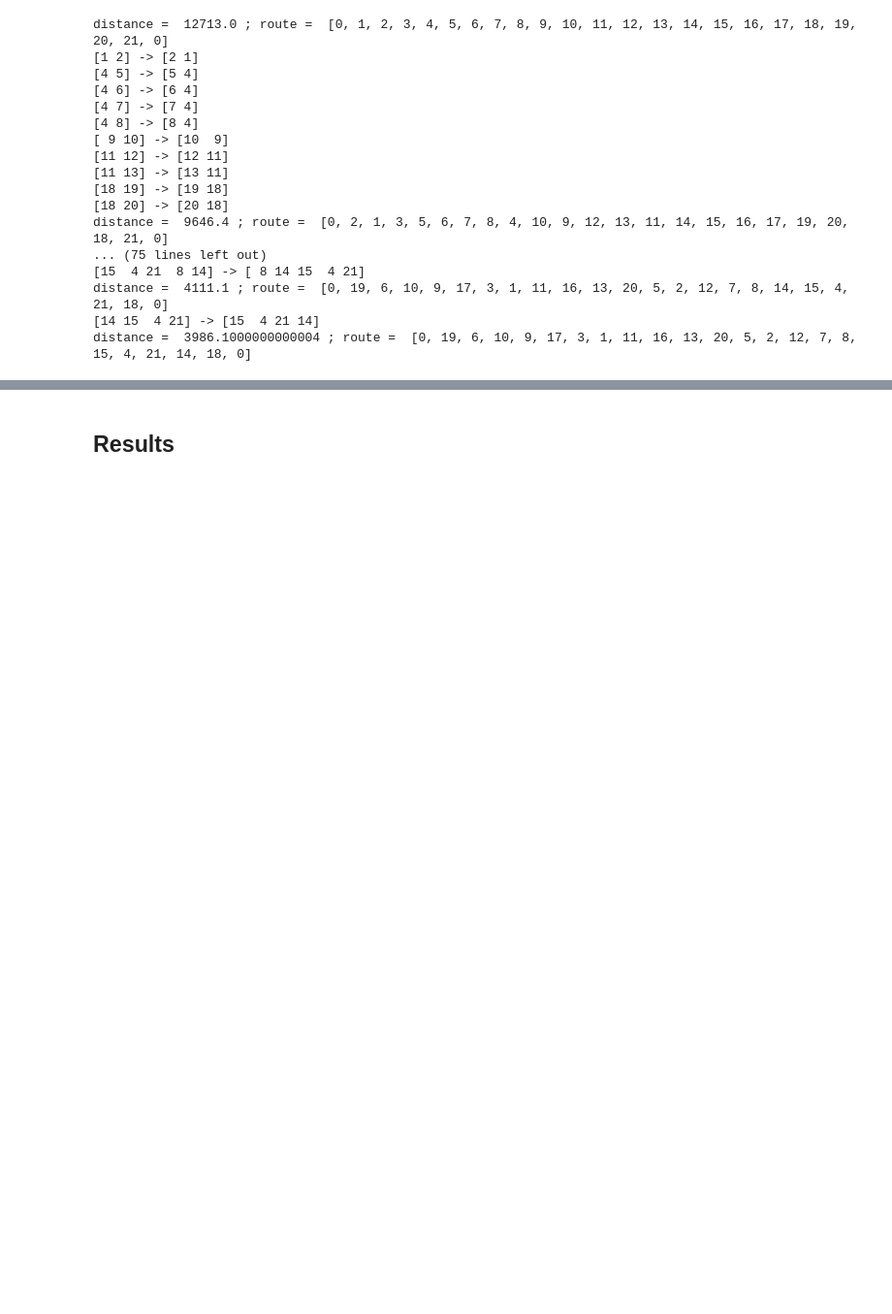
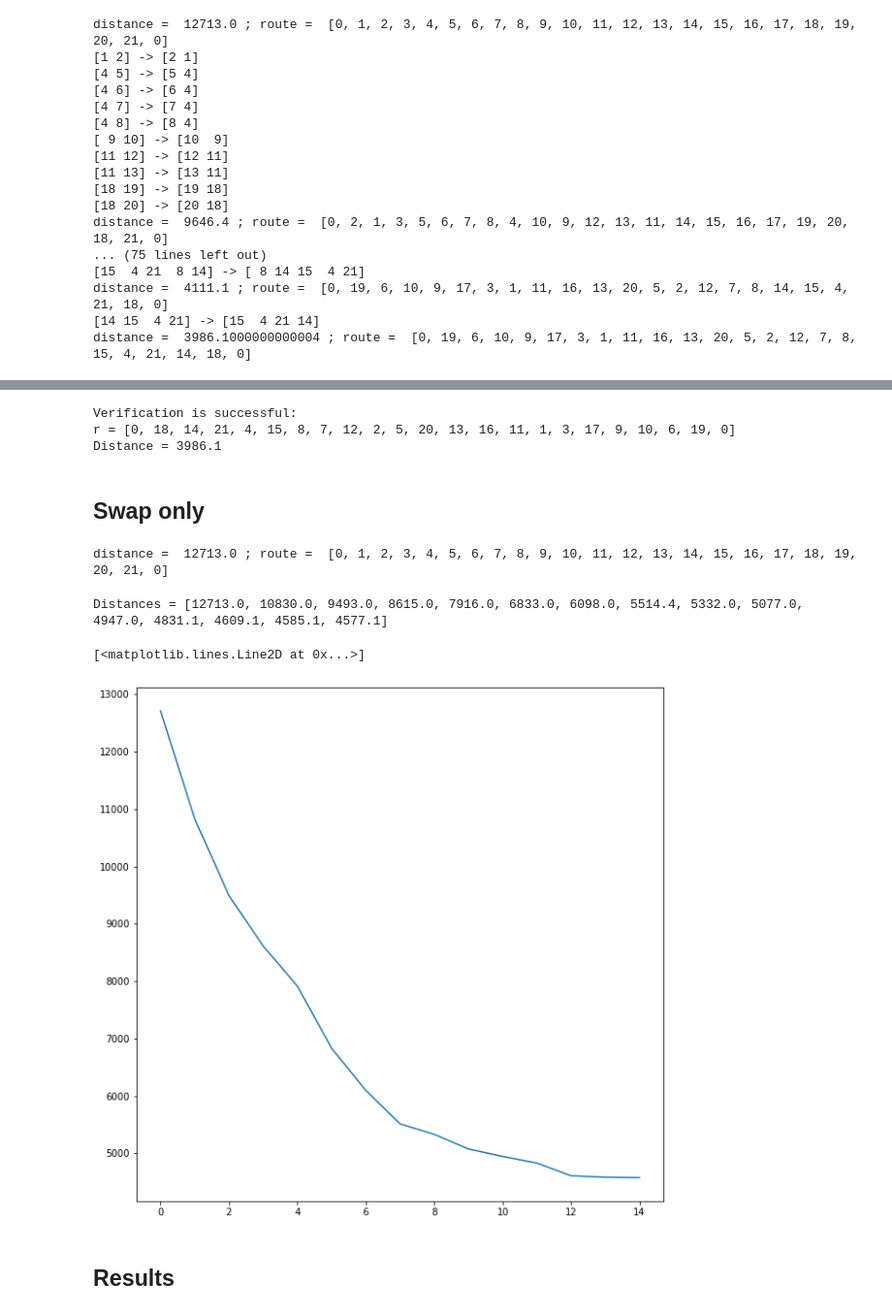
Before and after one commit to ysereda/Traveling_Salesman, a Jupyter notebook: Traveling_Salesman.ipynb, the cells around one changed output, grey strips where cells are left out. Shown: that part at 97% size. Saved outputs shown, nothing was run; the diff lists cells and outputs as text; code cells hidden in the pictures; blank space fills up the shorter version.

Commit message:
swap2

```diff
--- a/Traveling_Salesman.ipynb
+++ b/Traveling_Salesman.ipynb
@@ -148,0 +256,4 @@ distance =  3986.1000000000004 ; route =  [0, 19, 6, 10, 9, 17, 3, 1, 11, 16, 13
+# %%
+init();
+for i in range(2,N):
+    optcities(i);
@@ -148,0 +278,6 @@ distance =  3986.1000000000004 ; route =  [0, 19, 6, 10, 9, 17, 3, 1, 11, 16, 13
+# %%
+ver(r) #Verification of no repeated cities
+# %% [output]
+Verification is successful:
+r = [0, 18, 14, 21, 4, 15, 8, 7, 12, 2, 5, 20, 13, 16, 11, 1, 3, 17, 9, 10, 6, 19, 0]
+Distance = 3986.1
@@ -149,3 +286,26 @@ distance =  3986.1000000000004 ; route =  [0, 19, 6, 10, 9, 17, 3, 1, 11, 16, 13
+# %% [markdown]
+## Swap only
+# %%
+init(); dm=[d_min]; i=[0]; j=[0]; dr=[0];
+# %% [output]
+distance =  12713.0 ; route =  [0, 1, 2, 3, 4, 5, 6, 7, 8, 9, 10, 11, 12, 13, 14, 15, 16, 17, 18, 19, 20, 21, 0]
+# %%
+for ii in range(30):
+    swap2()
+    #ver(r)
+    if dr_min==0: break
+    dm.append(d_min)
+    i.append(i_opt); j.append(j_opt); dr.append(dr_min)
+print("Distances =",dm)
+# %% [output]
+Distances = [12713.0, 10830.0, 9493.0, 8615.0, 7916.0, 6833.0, 6098.0, 5514.4, 5332.0, 5077.0, 4947.0, 4831.1, 4609.1, 4585.1, 4577.1]
+# %%
+import matplotlib.pyplot as plt
+plt.figure(1, figsize=(10,10))
+plt.plot(dm)
+# %% [output]
+[<matplotlib.lines.Line2D at 0x...>]
+[figure, added]
 # %% [markdown]
 ## Results
 # %%
```
Also changed, not shown: parts of 7 cells of this notebook.
